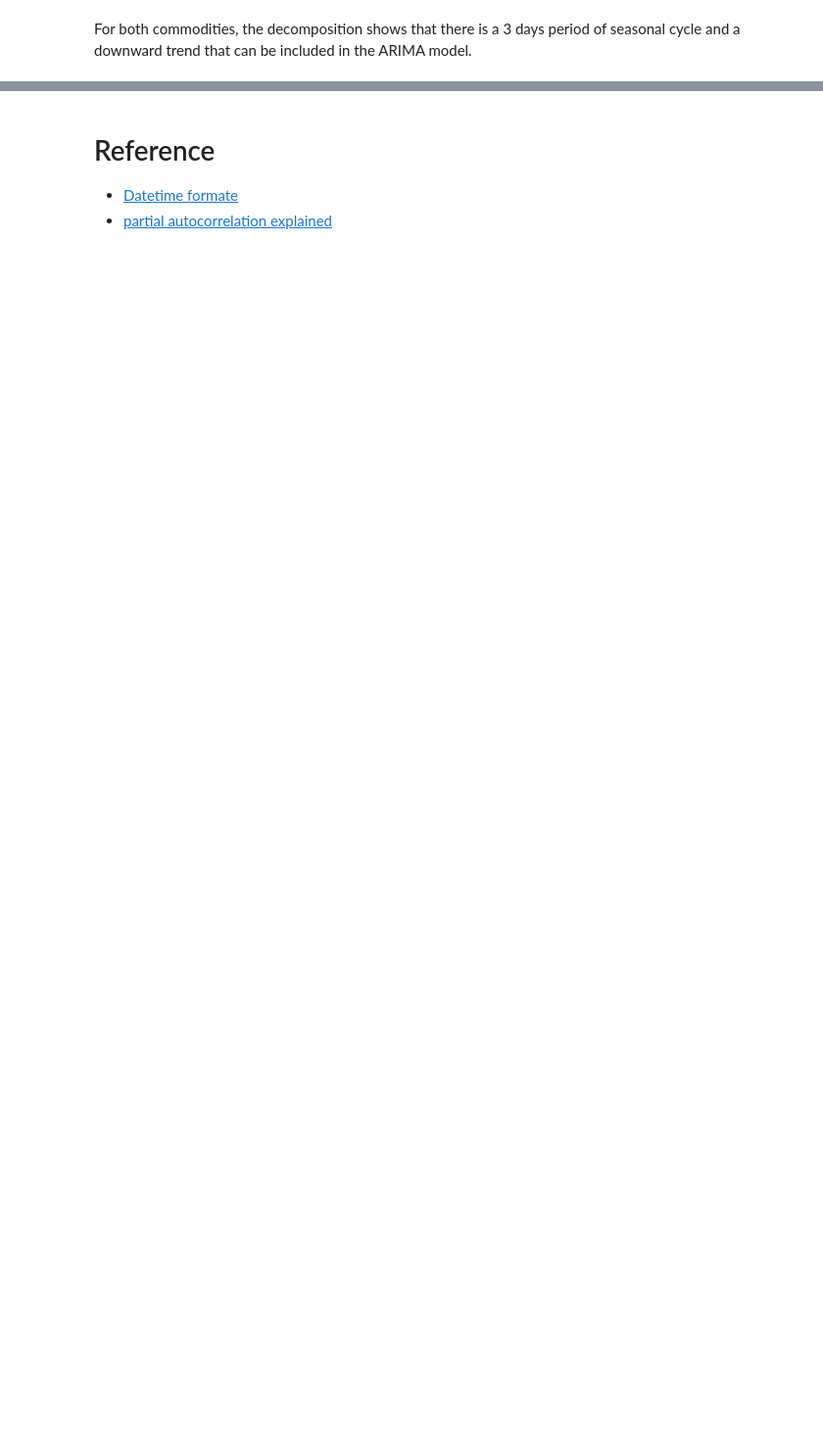
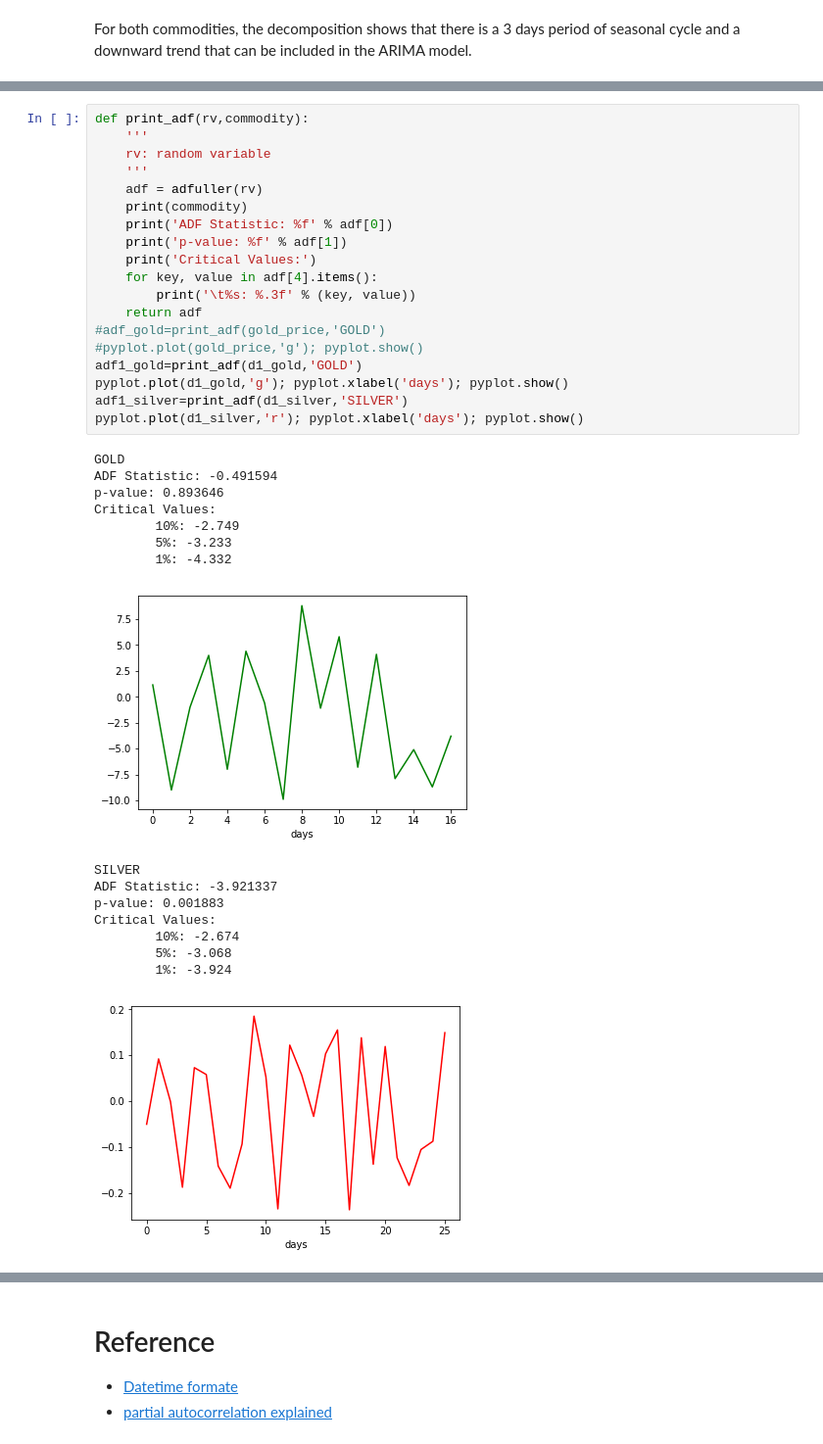
Before and after one commit to gchen0119/web_scraping, a Jupyter notebook: web_scraping.ipynb, the cells around one changed output, grey strips where cells are left out. Shown at 98% size. Drawn from its saved outputs; the diff is of its cells as text; blank space fills up the shorter version.

```diff
--- a/web_scraping.ipynb
+++ b/web_scraping.ipynb
@@ -172,0 +196,36 @@ For both commodities, the decomposition shows that there is a 3 days period of s
+# %%
+def print_adf(rv,commodity):
+    '''
+    rv: random variable
+    '''
+    adf = adfuller(rv)
+    print(commodity)
+    print('ADF Statistic: %f' % adf[0])
+    print('p-value: %f' % adf[1])
+    print('Critical Values:')
+    for key, value in adf[4].items():
+        print('\t%s: %.3f' % (key, value))
+    return adf
+#adf_gold=print_adf(gold_price,'GOLD')
+#pyplot.plot(gold_price,'g'); pyplot.show()
+adf1_gold=print_adf(d1_gold,'GOLD')
+pyplot.plot(d1_gold,'g'); pyplot.xlabel('days'); pyplot.show()
+adf1_silver=print_adf(d1_silver,'SILVER')
+pyplot.plot(d1_silver,'r'); pyplot.xlabel('days'); pyplot.show()
+# %% [output]
+GOLD
+ADF Statistic: -0.491594
+p-value: 0.893646
+Critical Values:
+        10%: -2.749
+        5%: -3.233
+        1%: -4.332
+[figure, added]
+SILVER
+ADF Statistic: -3.921337
+p-value: 0.001883
+Critical Values:
+        10%: -2.674
+        5%: -3.068
+        1%: -3.924
+[figure, added]
```
Also changed, not shown: parts of 17 cells of this notebook, 1 other file.
